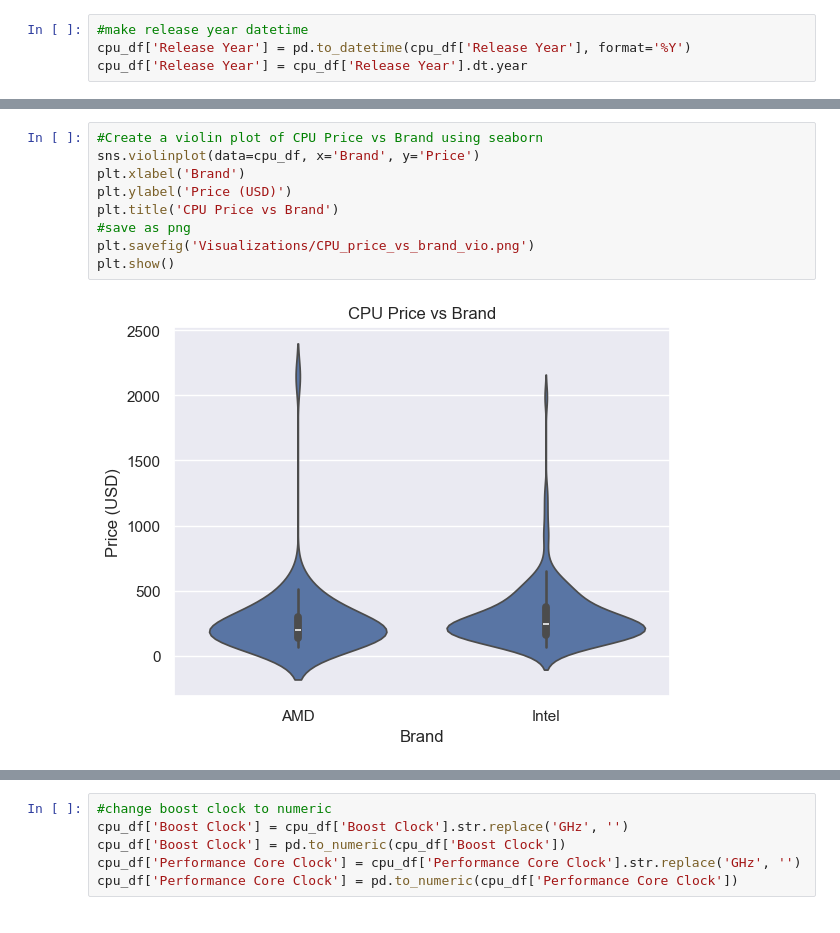
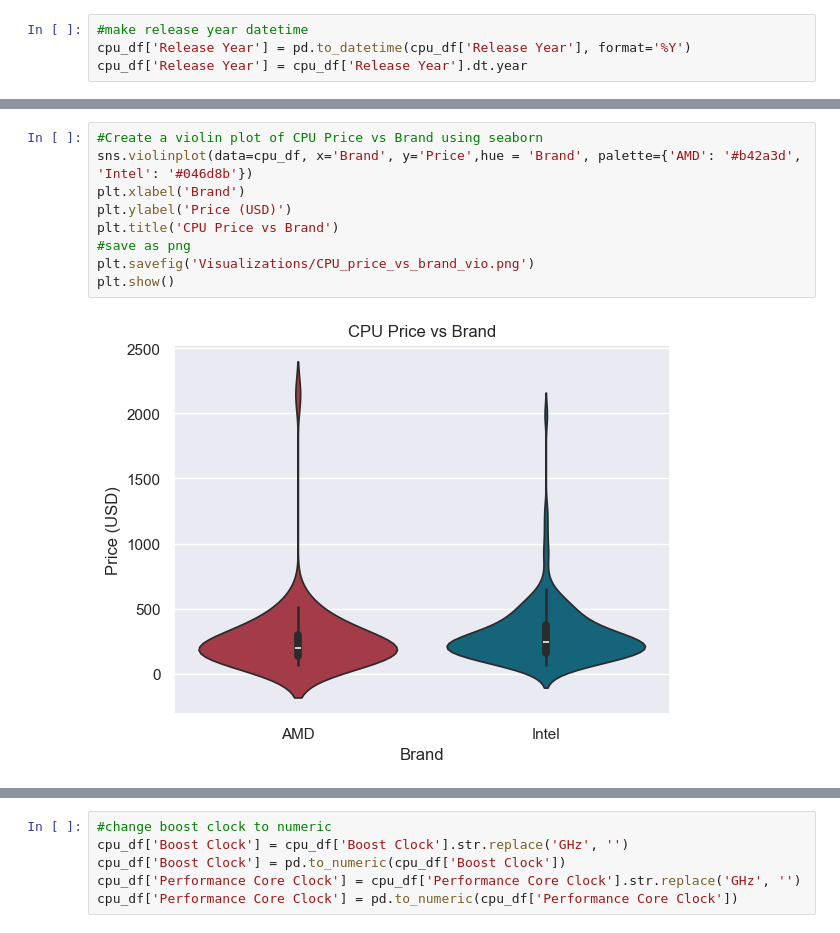
Before and after one commit to knoppds/CSCI_5502_Group_Project_01, a Jupyter notebook: GP_1_PCPartPicker_Data_Visualizations.ipynb, the cells around one changed output, grey strips where cells are left out. Cells and saved outputs as stored; diff of their text form.

```diff
--- a/GP_1_PCPartPicker_Data_Visualizations.ipynb
+++ b/GP_1_PCPartPicker_Data_Visualizations.ipynb
@@ -109,14 +111,14 @@ plt.show()
 # %%
 #Create a violin plot of CPU Price vs Brand using seaborn
-sns.violinplot(data=cpu_df, x='Brand', y='Price')
+sns.violinplot(data=cpu_df, x='Brand', y='Price',hue = 'Brand', palette={'AMD': '#b42a3d', 'Intel': '#046d8b'})
 plt.xlabel('Brand')
 plt.ylabel('Price (USD)')
 plt.title('CPU Price vs Brand')
 #save as png
 plt.savefig('Visualizations/CPU_price_vs_brand_vio.png')
 plt.show()
 # %% [output]
-[figure, old version]
+[figure, new version]
 # %%
 #create a bar chart of the average price of each component
 avg_price = [cpu_df['Price'].mean(), gpu_df['Price'].mean(), mb_df['Price'].mean(), memory_df['Price'].mean(), power_df['Price'].mean(), storage_df['Price'].mean()]
```
Also changed, not shown: parts of 10 cells of this notebook, 11 other files.
